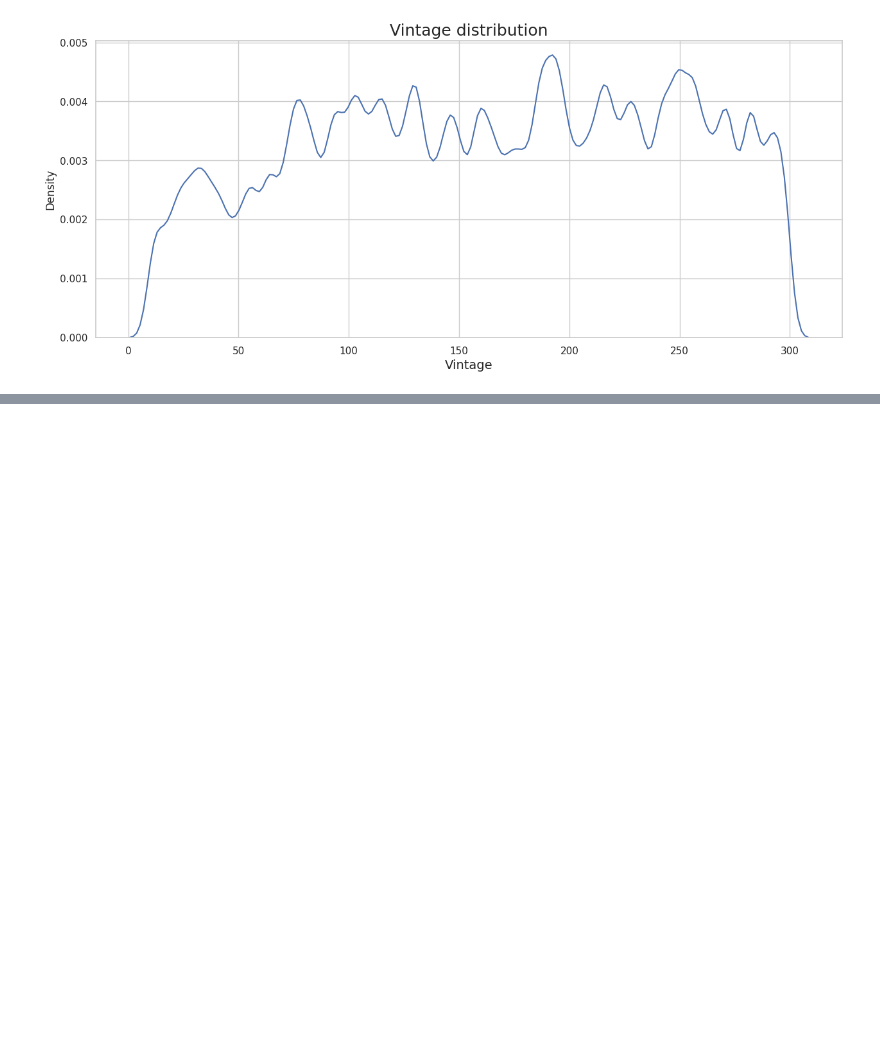
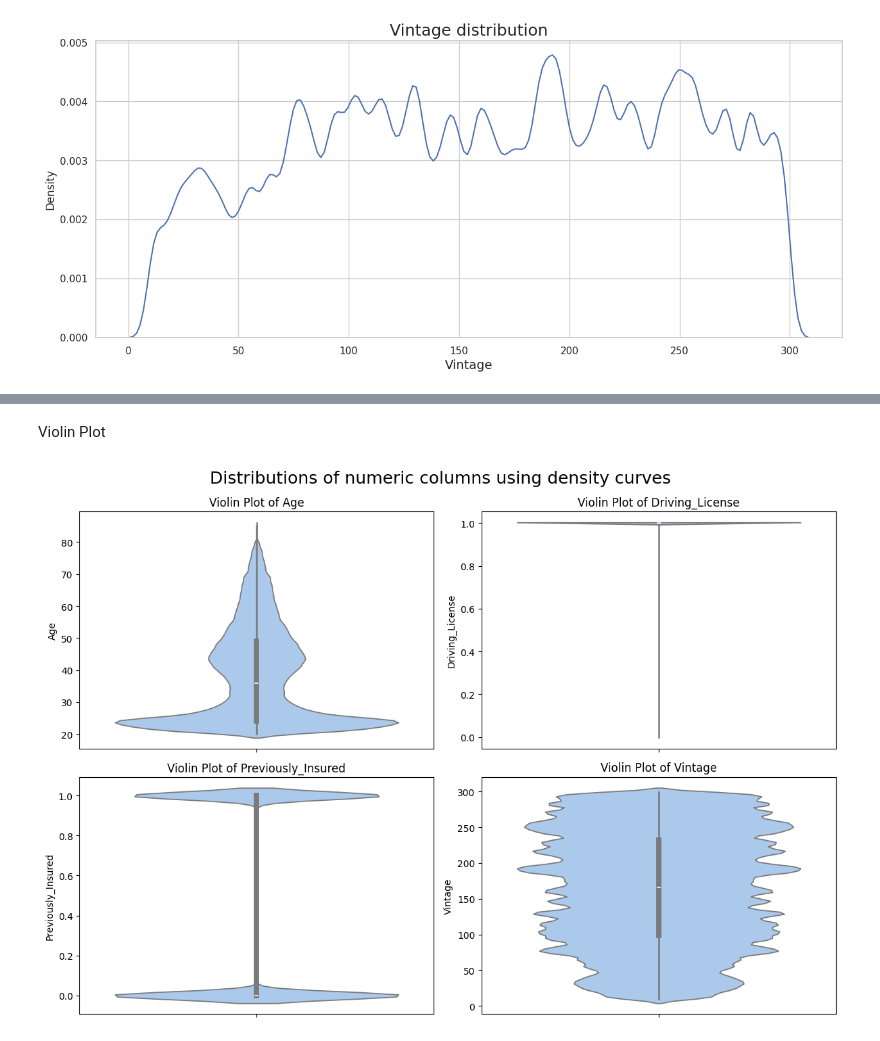
Before and after one commit to Rashimanish/-Insurance-Cross-Selling, a Jupyter notebook: Overview & EDA/IC_DATASET_OVERVIEW.ipynb, the cells around one changed output, grey strips where cells are left out. Cells and saved outputs as stored; diff of their text form; code cells hidden in the pictures; blank space fills up the shorter version.

```diff
--- a/Overview & EDA/IC_DATASET_OVERVIEW.ipynb
+++ b/Overview & EDA/IC_DATASET_OVERVIEW.ipynb
@@ -373,0 +512,24 @@ plt.show()
+# %% [markdown]
+Violin Plot
+# %%
+# Set the pastel color palette
+sns.set_palette('pastel')
+
+# Define the features to plot
+features = ['Age', 'Driving_License', 'Previously_Insured', 'Vintage']
+
+# Set up the figure size
+plt.figure(figsize=(12, 8))
+
+# Create a subplot for each feature
+for i, feature in enumerate(features, 1):
+    plt.subplot(2, 2, i)
+    sns.violinplot(y=df[feature])
+    plt.title(f'Violin Plot of {feature}')
+
+# Adjust layout and show the plot
+plt.tight_layout()
+plt.suptitle('Distributions of numeric columns using density curves', y=1.03, fontsize=18)
+plt.show()
+# %% [output]
+[figure, added]
```
Also changed, not shown: parts of 57 cells of this notebook.
